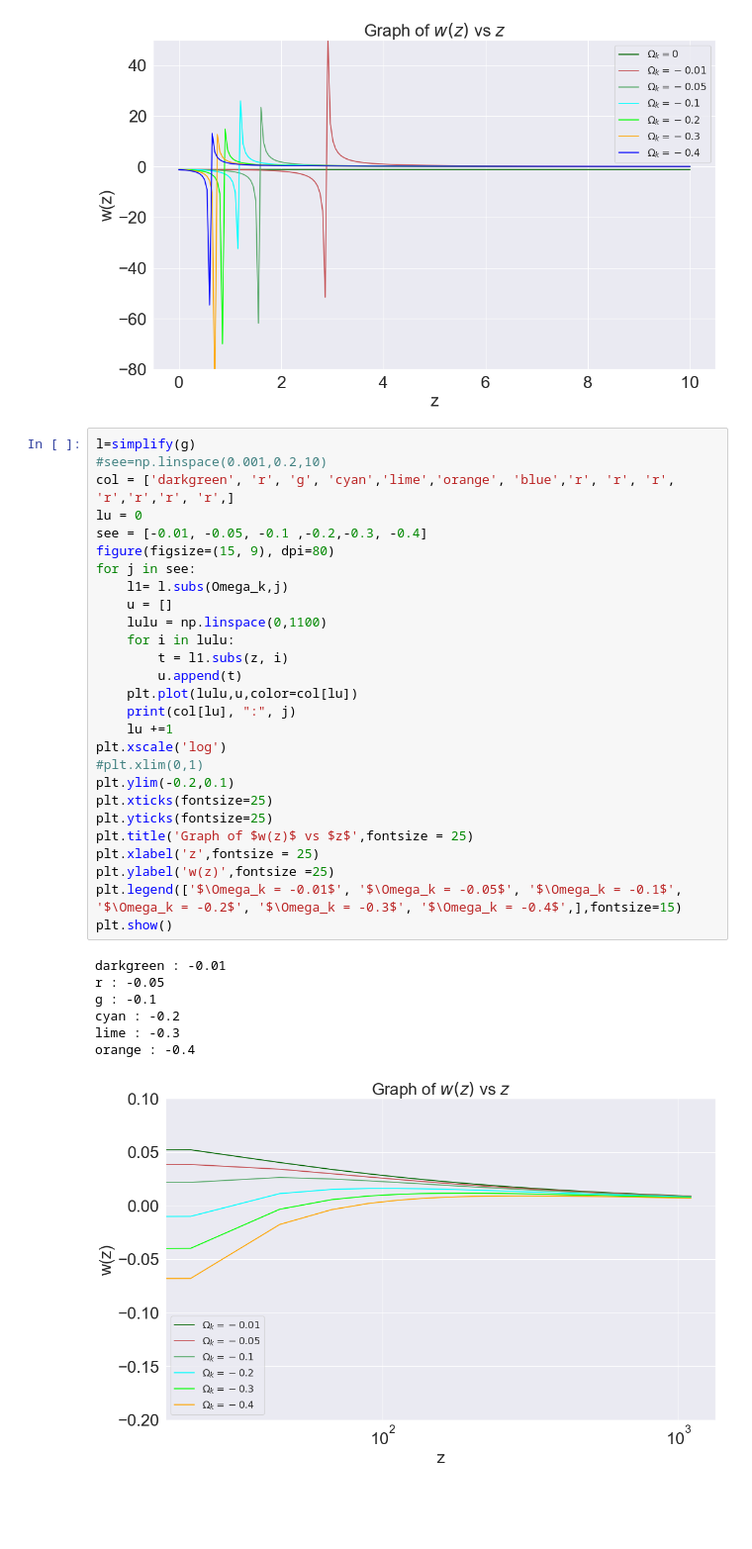
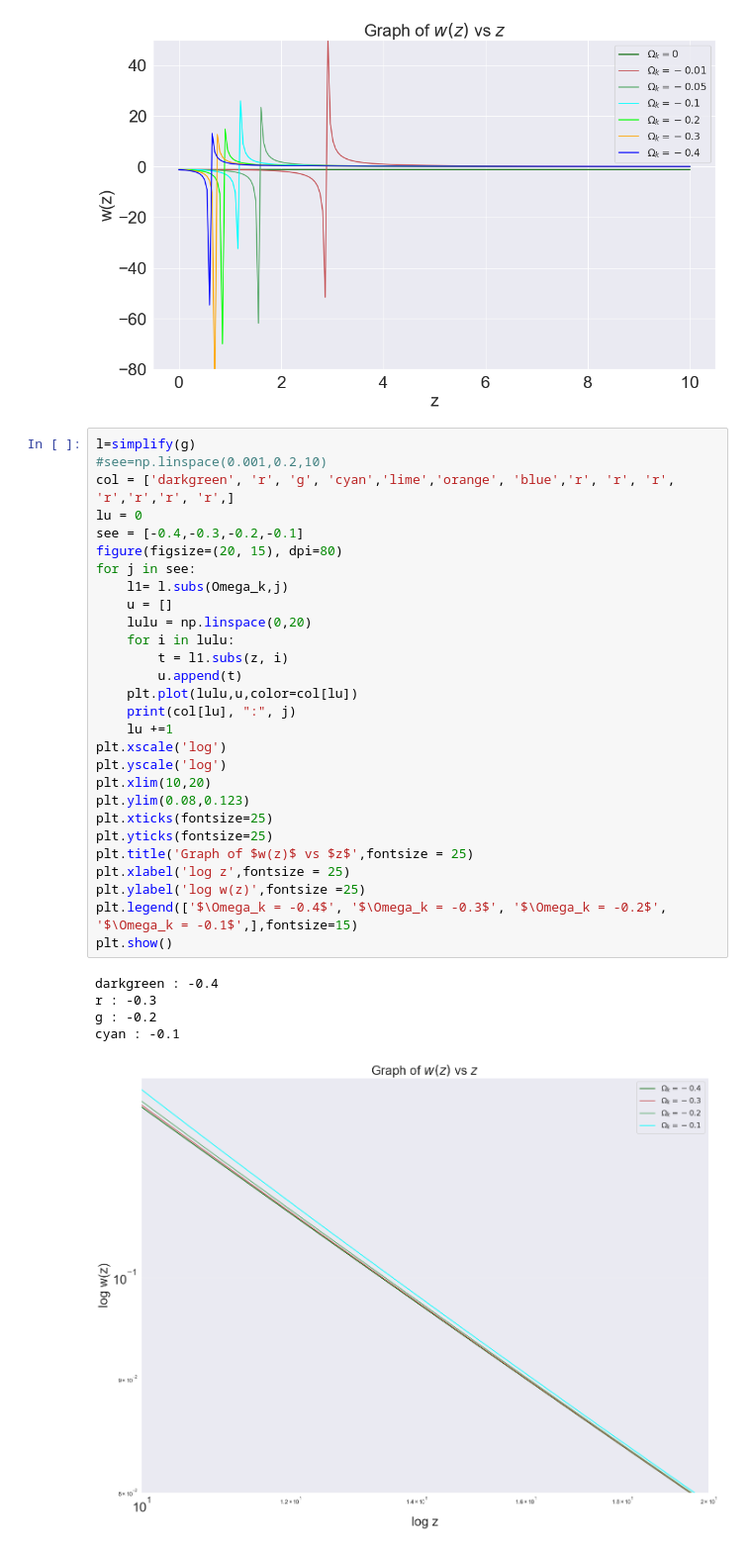
Before and after one commit to bekithemba875/Curvature-Dark-Energy-Degeneracy, a Jupyter notebook: W(z) as a function of z.ipynb, the cells around one changed output. Shown at 99% size. Saved outputs shown, nothing was run; the diff lists cells and outputs as text; blank space fills up the shorter version.

```diff
--- a/W(z) as a function of z.ipynb
+++ b/W(z) as a function of z.ipynb
@@ -219,38 +255,37 @@ lime : -0.2
 orange : -0.3
 blue : -0.4
 [figure]
-# %%
-l=simplify(g)
-#see=np.linspace(0.001,0.2,10)
-col = ['darkgreen', 'r', 'g', 'cyan','lime','orange', 'blue','r', 'r', 'r', 'r','r','r', 'r',]
-lu = 0
-see = [-0.01, -0.05, -0.1 ,-0.2,-0.3, -0.4]
-figure(figsize=(15, 9), dpi=80)
-for j in see:
-    l1= l.subs(Omega_k,j)
-    u = []
-    lulu = np.linspace(0,1100)
-    for i in lulu:
-        t = l1.subs(z, i)
-        u.append(t)
-    plt.plot(lulu,u,color=col[lu])
-    print(col[lu], ":", j)
-    lu +=1
-plt.xscale('log')
-#plt.xlim(0,1)
-plt.ylim(-0.2,0.1)
-plt.xticks(fontsize=25)
-plt.yticks(fontsize=25)
-plt.title('Graph of $w(z)$ vs $z$',fontsize = 25)
-plt.xlabel('z',fontsize = 25)
-plt.ylabel('w(z)',fontsize =25)
-plt.legend(['$\Omega_k = -0.01$', '$\Omega_k = -0.05$', '$\Omega_k = -0.1$', '$\Omega_k = -0.2$', '$\Omega_k = -0.3$', '$\Omega_k = -0.4$',],fontsize=15)
-plt.show()
-# %% [output]
-darkgreen : -0.01
-r : -0.05
-g : -0.1
-cyan : -0.2
-lime : -0.3
-orange : -0.4
-[figure, removed]
+# %%
+l=simplify(g)
+#see=np.linspace(0.001,0.2,10)
+col = ['darkgreen', 'r', 'g', 'cyan','lime','orange', 'blue','r', 'r', 'r', 'r','r','r', 'r',]
+lu = 0
+see = [-0.4,-0.3,-0.2,-0.1]
+figure(figsize=(20, 15), dpi=80)
+for j in see:
+    l1= l.subs(Omega_k,j)
+    u = []
+    lulu = np.linspace(0,20)
+    for i in lulu:
+        t = l1.subs(z, i)
+        u.append(t)
+    plt.plot(lulu,u,color=col[lu])
+    print(col[lu], ":", j)
+    lu +=1
+plt.xscale('log')
+plt.yscale('log')
+plt.xlim(10,20)
+plt.ylim(0.08,0.123)
+plt.xticks(fontsize=25)
+plt.yticks(fontsize=25)
+plt.title('Graph of $w(z)$ vs $z$',fontsize = 25)
+plt.xlabel('log z',fontsize = 25)
+plt.ylabel('log w(z)',fontsize =25)
+plt.legend(['$\Omega_k = -0.4$', '$\Omega_k = -0.3$', '$\Omega_k = -0.2$', '$\Omega_k = -0.1$',],fontsize=15)
+plt.show()
+# %% [output]
+darkgreen : -0.4
+r : -0.3
+g : -0.2
+cyan : -0.1
+[figure, added]
```
Also changed, not shown: parts of 7 cells of this notebook.
